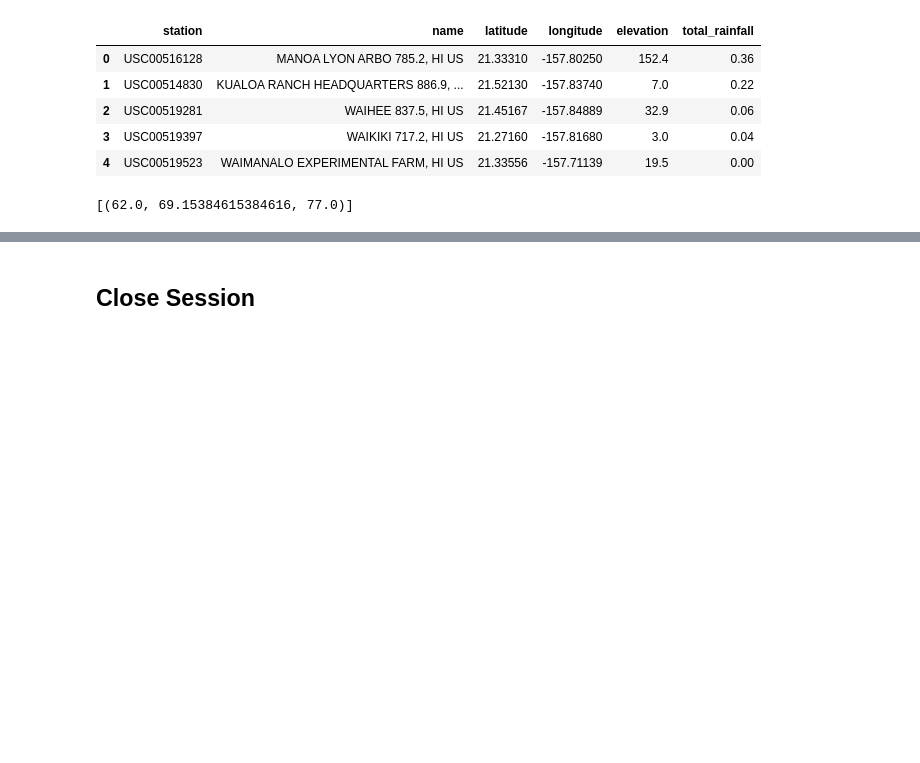
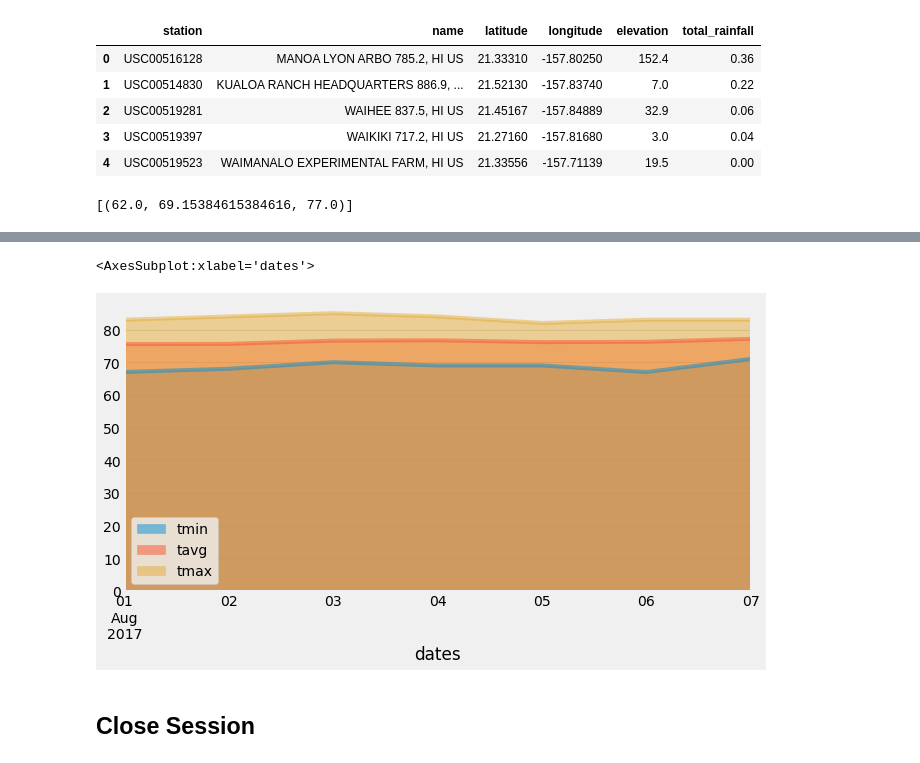
Before and after one commit to tarakp/Data_Analytics, a Jupyter notebook: 10-SQLalchemy-Challenge/temp_analysis_bonus_2_starter.ipynb, the cells around one changed output, grey strips where cells are left out. Saved outputs shown, nothing was run; the diff lists cells and outputs as text; code cells hidden in the pictures; blank space fills up the shorter version.

```diff
--- a/10-SQLalchemy-Challenge/temp_analysis_bonus_2_starter.ipynb
+++ b/10-SQLalchemy-Challenge/temp_analysis_bonus_2_starter.ipynb
@@ -204,4 +194,9 @@ pd.DataFrame(normal)
 # %%
 # Plot the daily normals as an area plot with `stacked=False`
+
+df1.plot(kind='area', stacked=False, figsize=(10,5))
+# %% [output]
+<AxesSubplot:xlabel='dates'>
+[figure, added]
 # %% [markdown]
 ## Close Session
```
Also changed, not shown: parts of 2 cells of this notebook.
